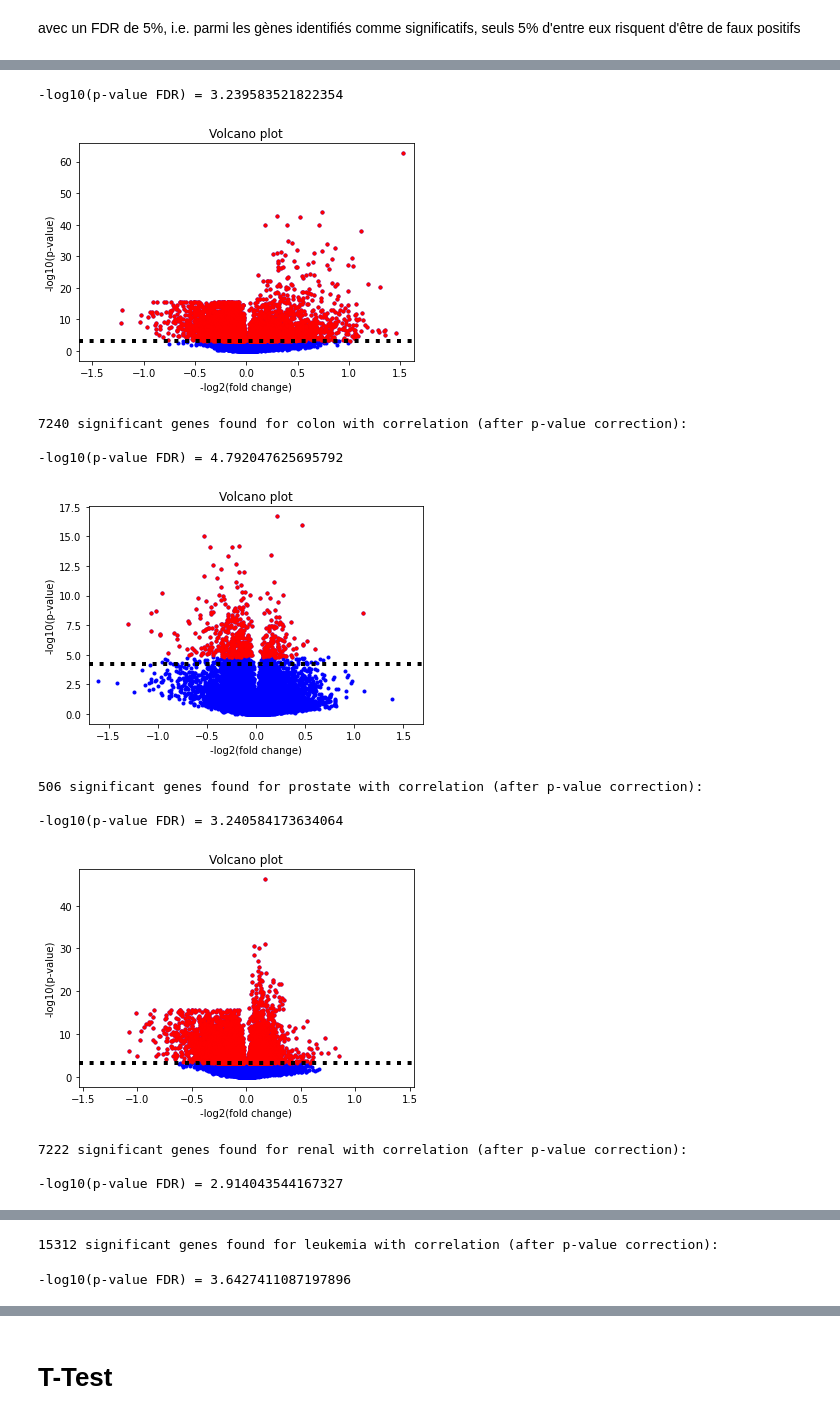
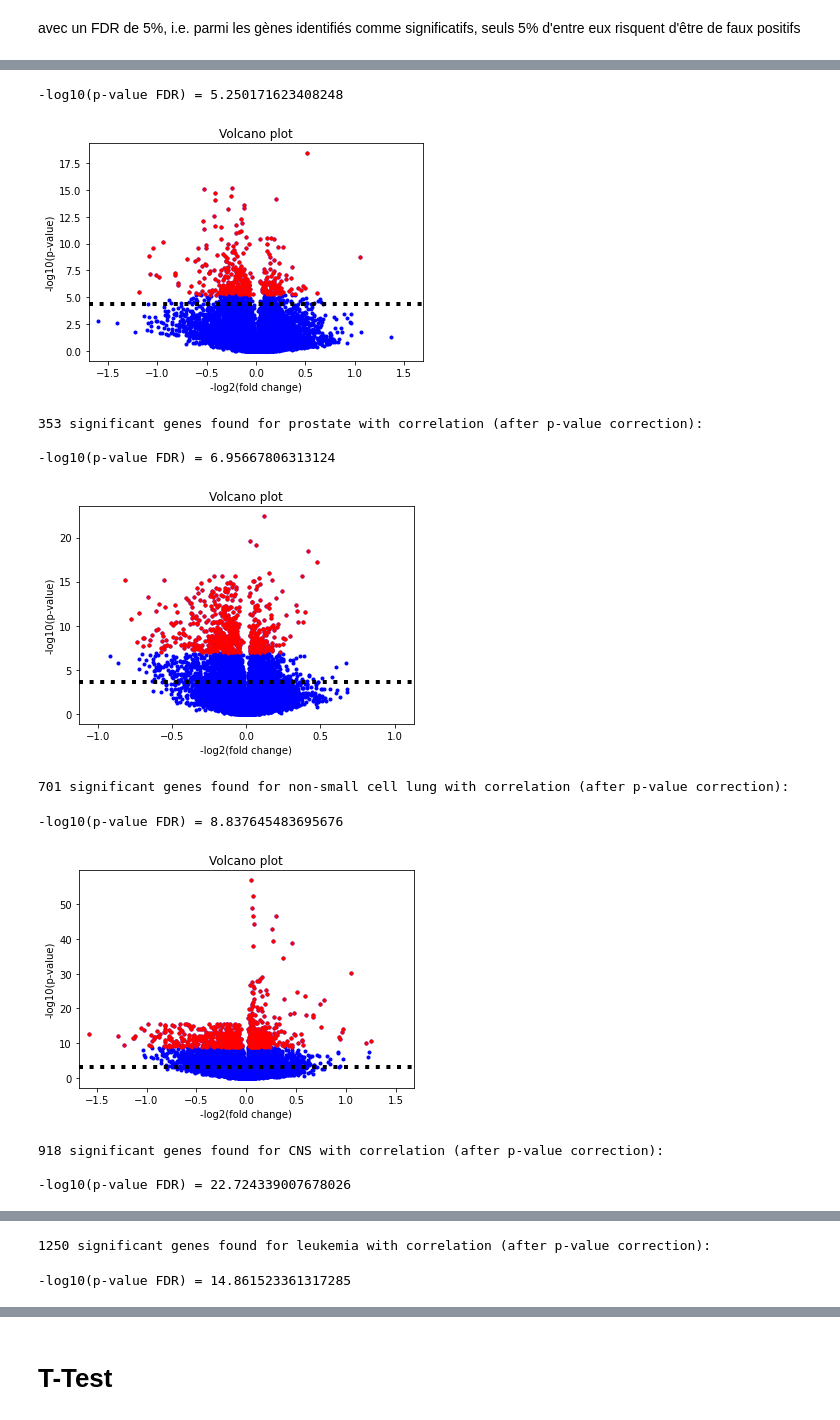
Before and after one commit to Ikewolf77/BBC_Projet, a Jupyter notebook: Projet 3.ipynb, the cells around one changed output, grey strips where cells are left out. Drawn from its saved outputs; the diff is of its cells as text; code cells hidden in the pictures.

```diff
--- a/Projet 3.ipynb
+++ b/Projet 3.ipynb
@@ -421,2 +421,5 @@ for disease in diseases:
 # %% [markdown]
 avec un FDR de 5%, i.e. parmi les gènes identifiés comme significatifs, seuls 5% d'entre eux risquent d'être de faux positifs
+# %%
+for disease in diseases :
+    print(disease)
@@ -423,48 +436,47 @@ avec un FDR de 5%, i.e. parmi les gènes identifiés comme significatifs, seuls
 # %%
-qval = {} #0.05 # default is 0.05
+qval_corr = {} #0.05 # default is 0.05
 # 0.005 -> 97% for 2 disease
 # 0.001 -> non-small cell lung doesnt select any gene
 
-qval['colon'] = 0.05
-qval['melanoma'] = 0.05
-qval['ovarian'] = 0.05
-qval['renal'] = 0.05
-qval['leukemia'] = 0.05
-qval['breast'] = 0.05
-qval['non-small cell lung'] = 0.04
-qval['CNS'] = 0.05
-qval['prostate'] = 0.02
+qval_corr['breast'] = 0.001 # 8.3E-4 594,660,921
+qval_corr['renal'] = 0.00000001 # 6.00E-11 560
+qval_corr['leukemia'] = 0.00000000000000000001 # 889 1066
+qval_corr['melanoma'] = 0.000000000001 # 634 np.nextafter(0, 1) == 5E-324
+qval_corr['ovarian'] = 0.0001 # 2.02E-5 551
+qval_corr['non-small cell lung'] = 0.0001 # 8.6E-6 317 8.7E-6 628
+qval_corr['CNS'] = 0.000001 # 1.68E-8 561,638
+qval_corr['prostate'] = 0.01 # 1.9E-2 737,457
+qval_corr['colon'] = 0.00000001 # 2.1E-11 619
 
 import stats
 idx_sg_corrs = {} #significative genes
 
 for disease in diseases:
     # stats.py has default qval = 0.05
-    fdr_pval = stats.fdr_correction(pval_correls[disease], qval[disease]) # default qval is 0.05
+    fdr_pval = stats.fdr_correction(pval_correls[disease], qval_corr[disease]) # default qval is 0.05
     print('-log10(p-value FDR) = '+str(-np.log10(fdr_pval))+'\n')
 
     # idx of genes with p-value < fdr_pval
     idx_sg_corrs[disease] = np.array([i for i,p in enumerate(pval_correls[disease]) if p<fdr_pval])
 
     # Volcano plot that shows significant genes in red
     stats.volcano_plot(data_train[1:,2:],desired_profiles[disease],pval=pval_correls[disease],idx=idx_sg_corrs[disease])
 
     # print how many significant genes were found
     print(str(len(idx_sg_corrs[disease]))
           + f' significant genes found for {disease} with correlation (after p-value correction): \n'
           #+ str(data_train[idx_sg_corrs[disease]+1,1])
           )
 # %% [output]
--log10(p-value FDR) = 3.239583521822354
+-log10(p-value FDR) = 5.250171623408248
-[figure, old version]
+[figure, new version]
-7240 significant genes found for colon with correlation (after p-value correction):
+353 significant genes found for prostate with correlation (after p-value correction):
 
--log10(p-value FDR) = 4.792047625695792
+-log10(p-value FDR) = 6.95667806313124
-[figure, old version]
+[figure, new version]
-506 significant genes found for prostate with correlation (after p-value correction):
-
--log10(p-value FDR) = 3.240584173634064
+701 significant genes found for non-small cell lung with correlation (after p-value correction):
+-log10(p-value FDR) = 8.837645483695676
-[figure, old version]
+[figure, new version]
-7222 significant genes found for renal with correlation (after p-value correction):
-
--log10(p-value FDR) = 2.914043544167327
+918 significant genes found for CNS with correlation (after p-value correction):
+
+-log10(p-value FDR) = 22.724339007678026
@@ -472,2 +484,2 @@ for disease in diseases:
-15312 significant genes found for leukemia with correlation (after p-value correction):
--log10(p-value FDR) = 3.6427411087197896
+1250 significant genes found for leukemia with correlation (after p-value correction):
+-log10(p-value FDR) = 14.861523361317285
```
Also changed, not shown: parts of 14 cells of this notebook.
